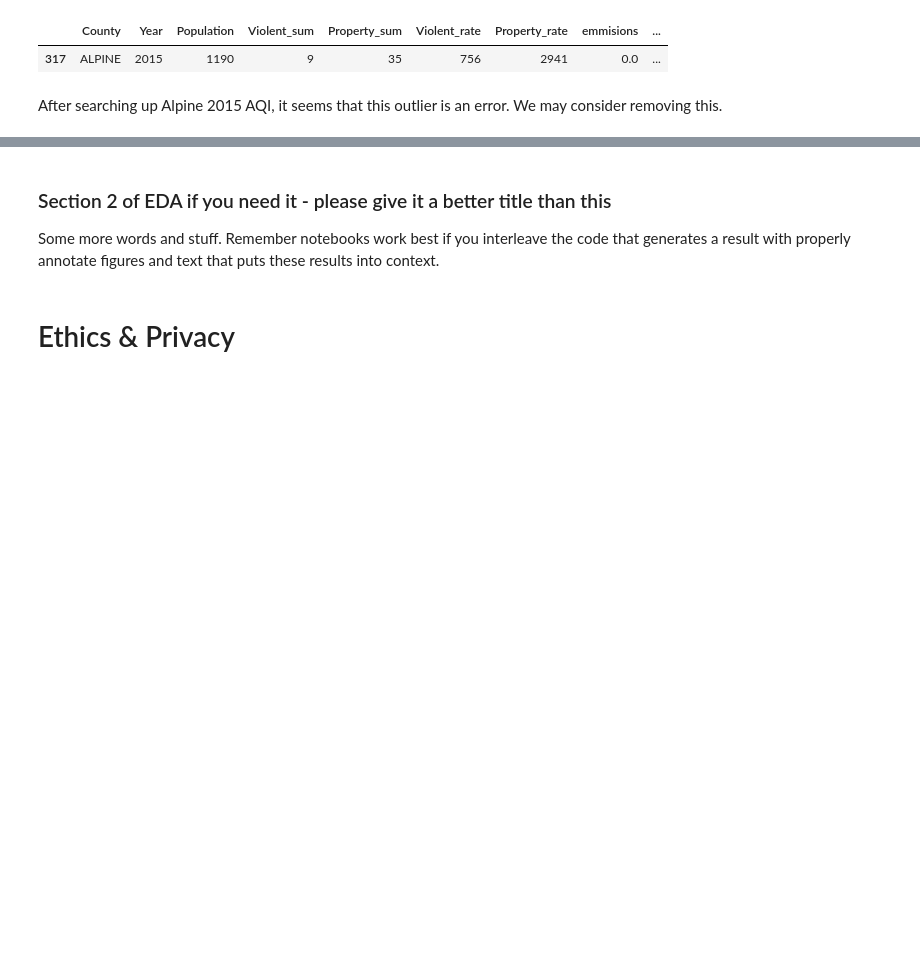
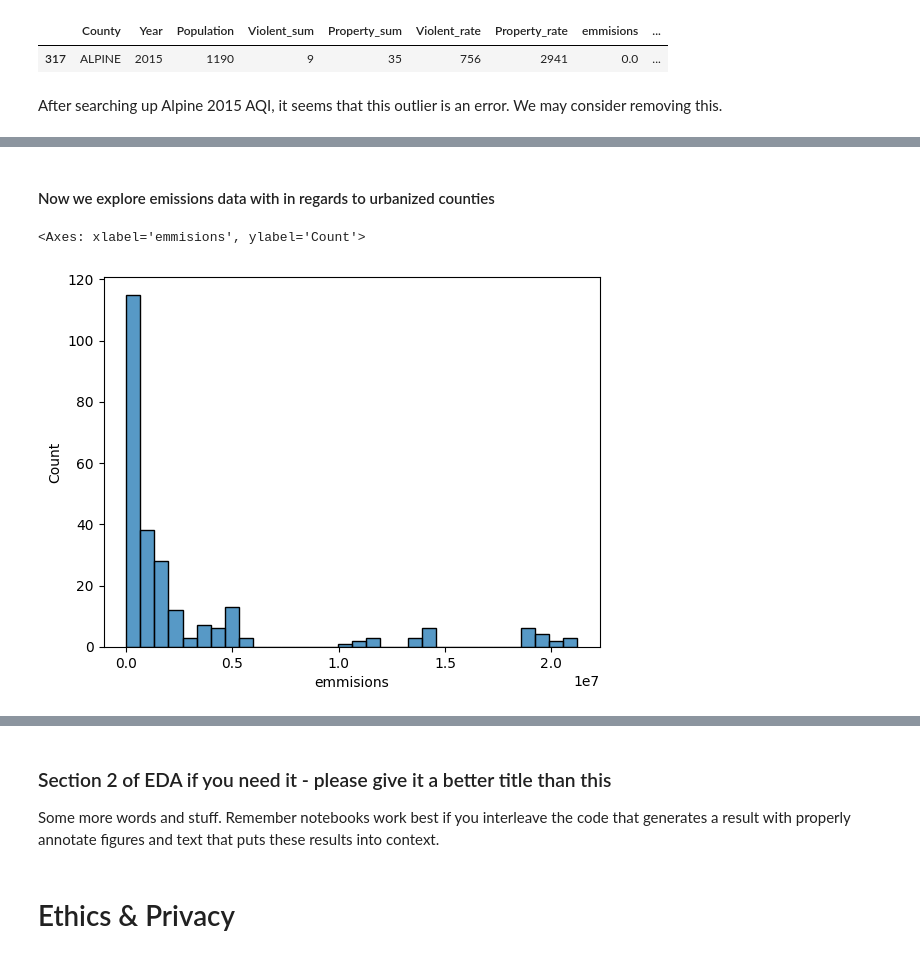
Before and after one commit to richardlaoo/Group131_DS_Analysis, a Jupyter notebook: EDACheckpoint_Group131_SP25.ipynb, the cells around one changed output, grey strips where cells are left out. Saved outputs shown, nothing was run; the diff lists cells and outputs as text; code cells hidden in the pictures; blank space fills up the shorter version.

```diff
--- a/EDACheckpoint_Group131_SP25.ipynb
+++ b/EDACheckpoint_Group131_SP25.ipynb
@@ -1029,0 +1058,7 @@ sns.lineplot(rural_df, y='Violent_rate', x='Year')
+# %% [markdown]
+#### Now we explore emissions data with in regards to urbanized counties
+# %%
+sns.histplot(urban_df['emmisions'])
+# %% [output]
+<Axes: xlabel='emmisions', ylabel='Count'>
+[figure, added]
```
Also changed, not shown: parts of 13 cells of this notebook.
